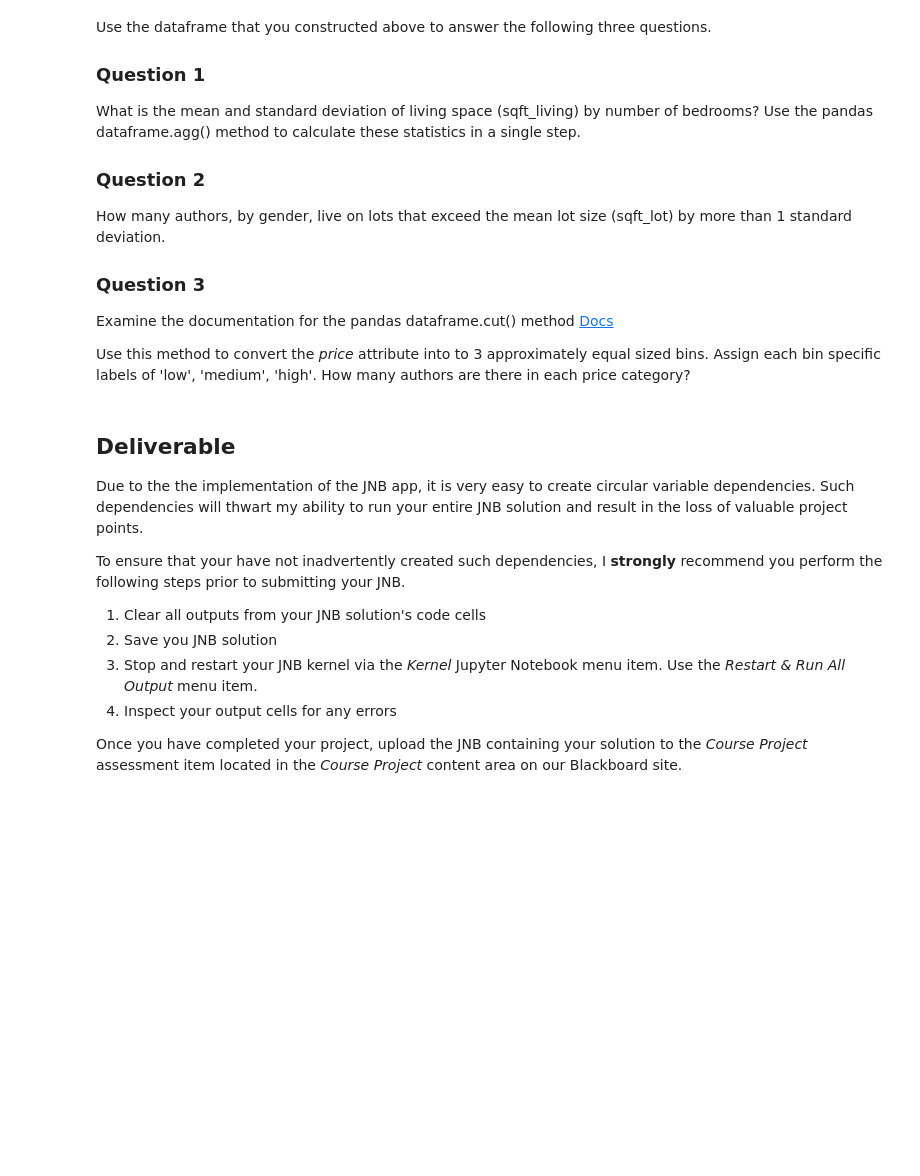
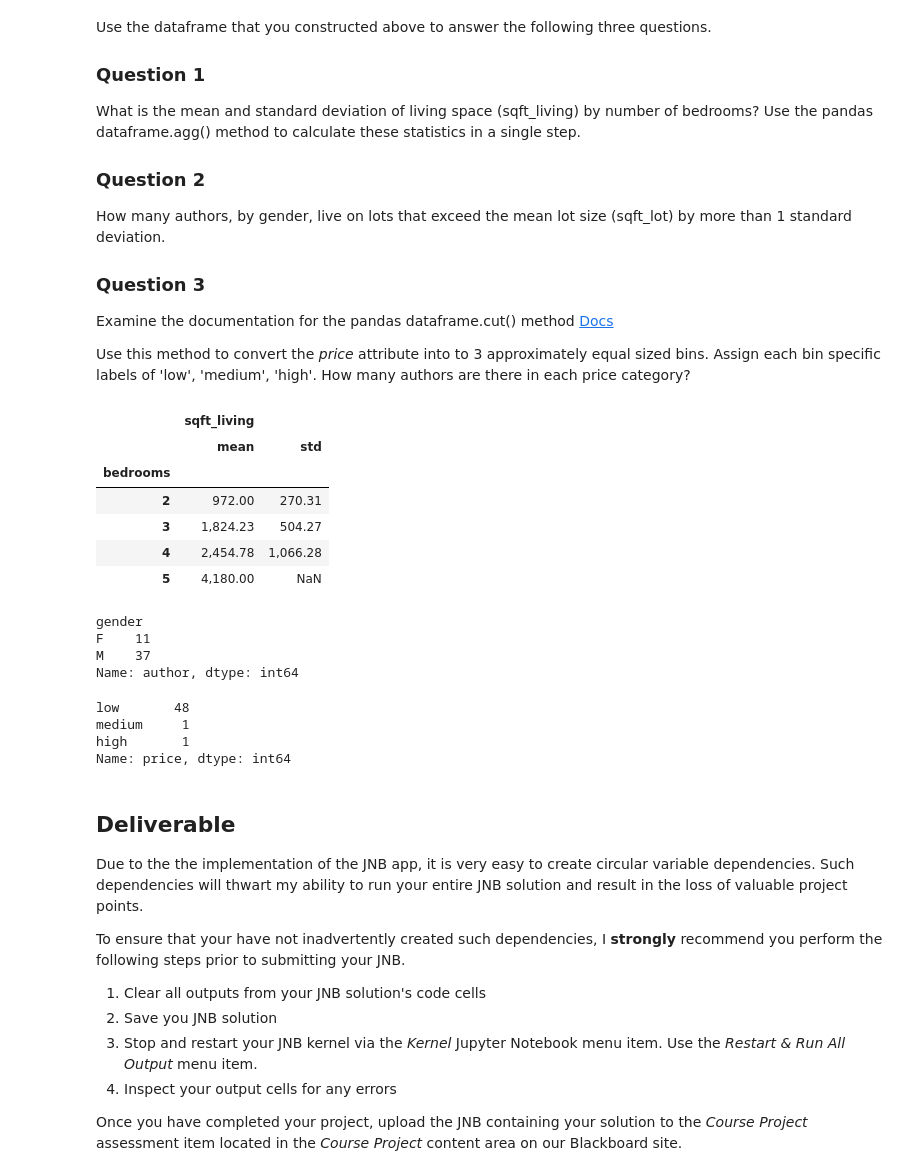
Before and after one commit to AnshuGit2/PythonAlgorithm, a Jupyter notebook: Project.ipynb, the cells around one changed output. Saved outputs shown, nothing was run; the diff lists cells and outputs as text; code cells hidden in the pictures; blank space fills up the shorter version.

```diff
--- a/Project.ipynb
+++ b/Project.ipynb
@@ -190,7 +190,7 @@ import re
 import pandas as pd
 from urllib.parse import urljoin
 
-EW_URL = 'https://quotes.toscrape.com'
+#EW_URL = 'https://quotes.toscrape.com'
 
 def simple_get(url, *args, **kwargs):
     """
@@ -224,8 +224,6 @@ def get_allurl2(url):
         allpage.append(pgurl)
 
         get_allurl2(pgurl)
-
-
 
 def who_actors(allurl):
 
@@ -286,7 +284,7 @@ def main():
     #print(allpage)
     author_pd = who_actors(allpage)
 
-    t  = pd.read_csv('author_key_file.csv', delimiter=",")
+    t  = pd.read_csv('author_key_file_new.csv', delimiter=",", skiprows = [4])
     dfinal = author_pd.merge(t, how='left', left_on='author', right_on='name')
 
     dfinal.set_index('key', inplace = True)
@@ -445,0 +510,17 @@ distance between the values can be calculated using the Pythagorean Theorem as f
+# %%
+import requests
+from requests.exceptions import HTTPError
+from pprint import pprint
+from io import StringIO
+from collections import Counter
+
+
+in_file = 'author_location_data.xml'
+df = pd.read_xml(in_file, encoding='utf-8')
+
+#  lat and long values to 2 decimal place
+pd.options.display.float_format = "{:,.2f}".format
+
+l = ["lat" , "long"]
+p = df[l]
+print(p)
@@ -462,3 +577,39 @@ Examine the documentation for the pandas dataframe.cut() method
 Use this method to convert the *price* attribute into to
 3 approximately equal sized bins. Assign each bin specific labels of 'low', 'medium', 'high'.
 How many authors are there in each price category?
+# %%
+# Question 1
+import numpy as np
+q1 = dfinal_location.groupby(['bedrooms']).agg({'sqft_living': [np.mean, np.std]})
+q1
+# %% [output]
+|  | sqft_living |  |
+|  | mean | std |
+| bedrooms |  |  |
+| 2 | 972.00 | 270.31 |
+| 3 | 1,824.23 | 504.27 |
+| 4 | 2,454.78 | 1,066.28 |
+| 5 | 4,180.00 | NaN |
+# %%
+# Question 2
+dfinal_location2 = dfinal_location.merge(q1, how='left',  left_on = 'bedrooms', right_index = True)
+dfinal_location2[('sqft_living', 'std')] = dfinal_location2[('sqft_living', 'std')].fillna(0)
+dfinal_location2["more_1_std"] = dfinal_location2[('sqft_living', 'mean')] +dfinal_location2[('sqft_living', 'std')]
+dfinal_location3= dfinal_location2[dfinal_location2['sqft_lot']>dfinal_location2['more_1_std']]
+q2 = dfinal_location3.groupby(['gender'])["author"].count()
+q2
+# %% [output]
+gender
+F    11
+M    37
+Name: author, dtype: int64
+# %%
+#answesr 3
+tcut = pd.cut(dfinal_location["price"], 3, labels=["low", "medium", "high"])
+tcut
+tcut.value_counts()
+# %% [output]
+low       48
+medium     1
+high       1
+Name: price, dtype: int64
```
Also changed, not shown: parts of 6 cells of this notebook.
